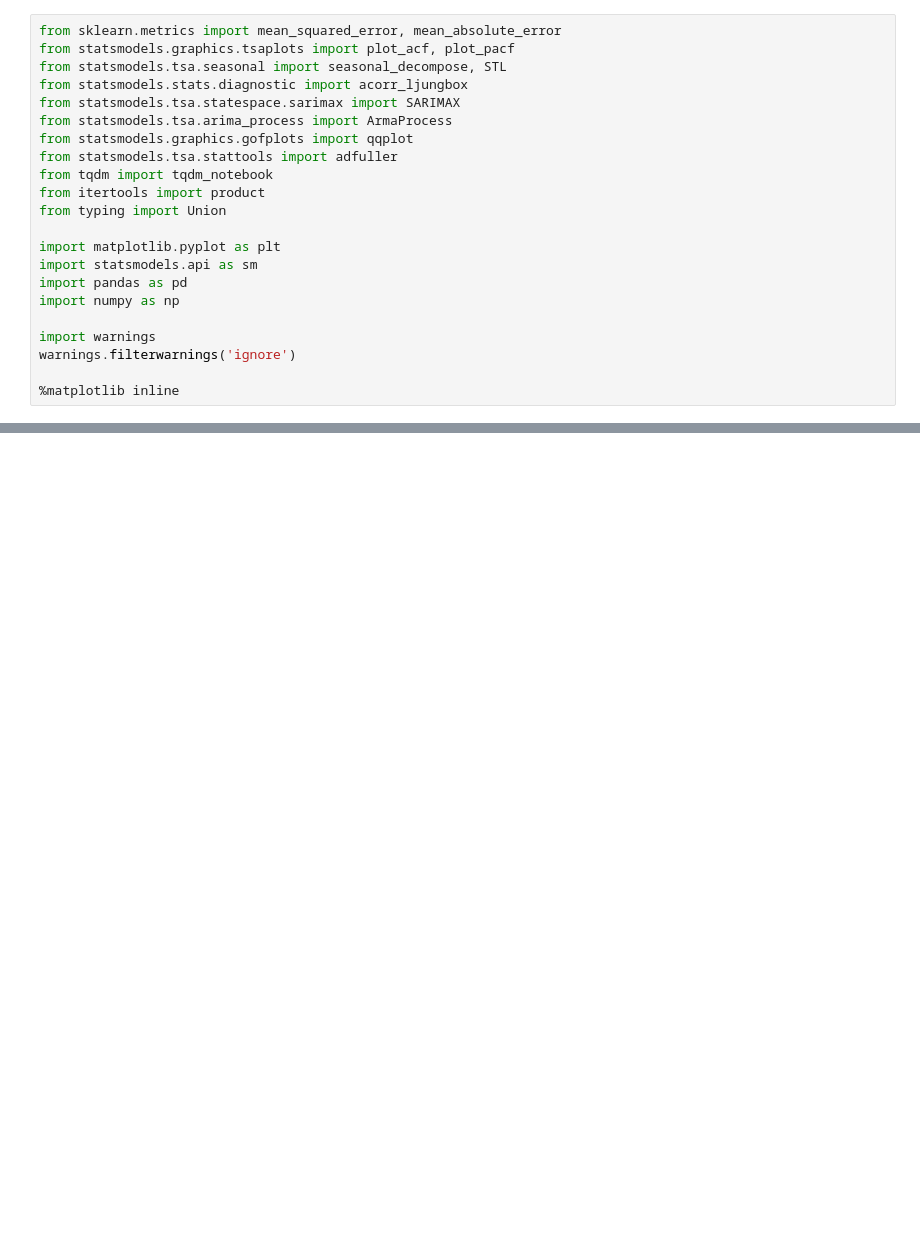
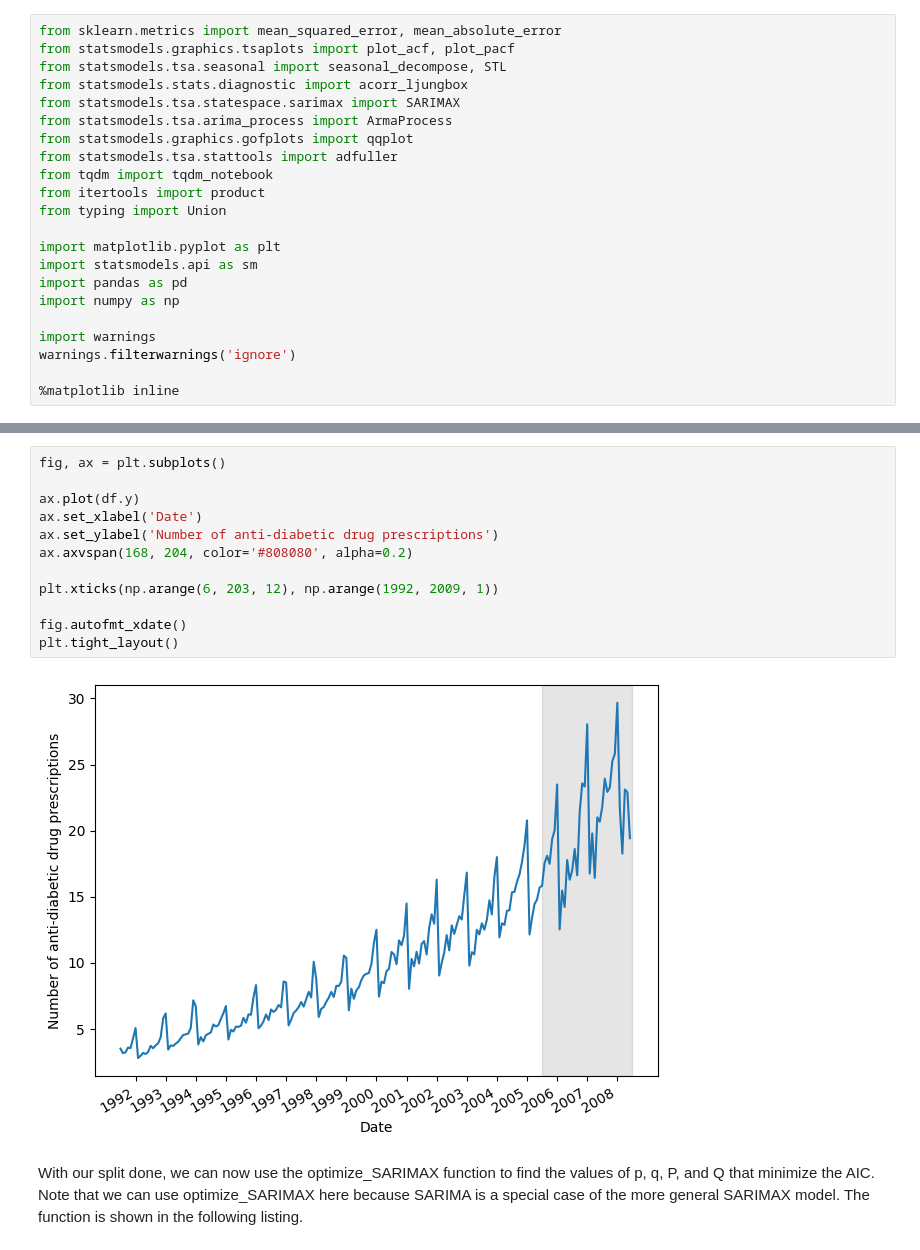
Before and after one commit to xbadiam/Forecasting, a Jupyter notebook: notebooks/Antidiabetic_drug_prescriptions/Antidiabetic_drug_prescriptions_Australia.ipynb, the cells around one changed output, grey strips where cells are left out. Drawn from its saved outputs; the diff is of its cells as text; blank space fills up the shorter version.

```diff
--- a/notebooks/Antidiabetic_drug_prescriptions/Antidiabetic_drug_prescriptions_Australia.ipynb
+++ b/notebooks/Antidiabetic_drug_prescriptions/Antidiabetic_drug_prescriptions_Australia.ipynb
@@ -28,0 +200,16 @@ warnings.filterwarnings('ignore')
+# %%
+fig, ax = plt.subplots()
+
+ax.plot(df.y)
+ax.set_xlabel('Date')
+ax.set_ylabel('Number of anti-diabetic drug prescriptions')
+ax.axvspan(168, 204, color='#808080', alpha=0.2)
+
+plt.xticks(np.arange(6, 203, 12), np.arange(1992, 2009, 1))
+
+fig.autofmt_xdate()
+plt.tight_layout()
+# %% [output]
+[figure, added]
+# %% [markdown]
+With our split done, we can now use the optimize_SARIMAX function to find the values of p, q, P, and Q that minimize the AIC. Note that we can use optimize_SARIMAX here because SARIMA is a special case of the more general SARIMAX model. The function is shown in the following listing.
```
Also changed, not shown: parts of 21 cells of this notebook.
